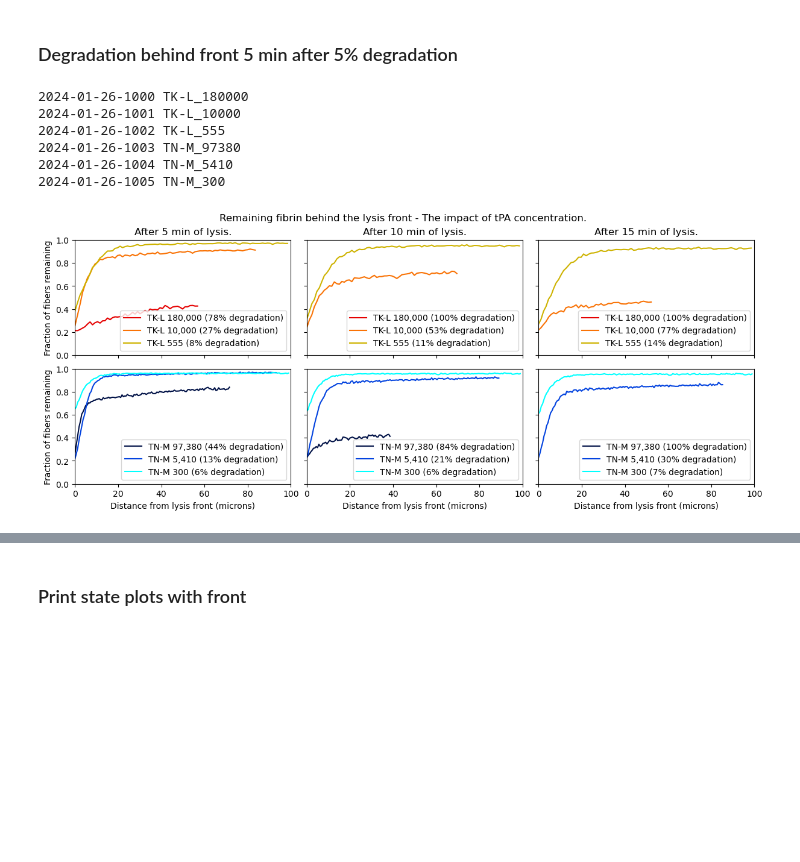
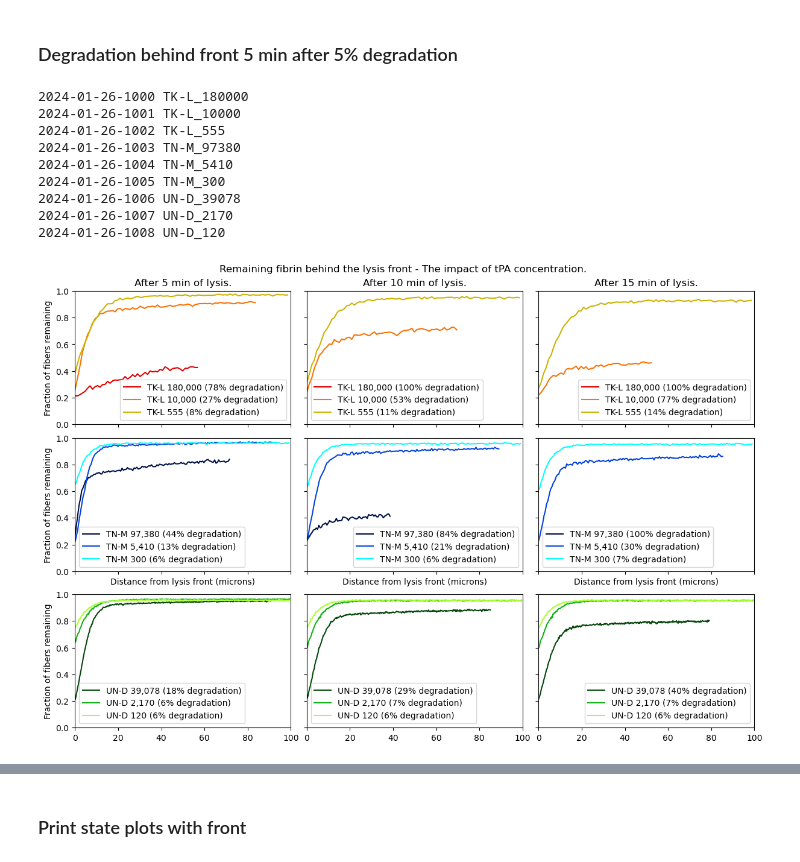
Before and after one commit to UCO-OpResearch/lysis, a Jupyter notebook: src/python/Jupyter Notebooks/2024-01-26-1000 - F-Macro Multi-Array-Process.ipynb, the cells around one changed output, grey strips where cells are left out. Saved outputs shown, nothing was run; the diff lists cells and outputs as text; code cells hidden in the pictures; blank space fills up the shorter version.

```diff
--- a/src/python/Jupyter Notebooks/2024-01-26-1000 - F-Macro Multi-Array-Process.ipynb
+++ b/src/python/Jupyter Notebooks/2024-01-26-1000 - F-Macro Multi-Array-Process.ipynb
@@ -2266,6 +2391,6 @@ fig.savefig(f"degradation behind front by structure by overall degradation.png",
 # %%
 fig, axs = plt.subplots(
-    nrows=2, ncols=3, sharex=True, sharey=True, figsize=(12, 5), dpi=100, constrained_layout=True
+    nrows=3, ncols=3, sharex=True, sharey=True, figsize=(12, 8), dpi=100, constrained_layout=True
 )
 labels = ["20%", "50%", "80%"]
 for i, row in enumerate(scenario_grid):
@@ -2284,8 +2409,8 @@ for i, row in enumerate(scenario_grid):
                 color=colors[scenario],
             )
         axs[i, j].legend(
-            bbox_to_anchor=(1, 0),
-            loc="lower right",
+            # bbox_to_anchor=(1, 0),
+            # loc="lower right",
             ncols=1,
         )
 
@@ -2387,6 +2532,6 @@ for i, run in enumerate(runs):
 # %%
 fig, axs = plt.subplots(
-    nrows=2, ncols=3, sharex=True, sharey=True, figsize=(12, 5), dpi=100, constrained_layout=True
+    nrows=3, ncols=3, sharex=True, sharey=True, figsize=(12, 8), dpi=100, constrained_layout=True
 )
 for i, row in enumerate(scenario_grid):
     axs[i, 0].set_ylabel("Fraction of fibers remaining")
@@ -2404,8 +2549,8 @@ for i, row in enumerate(scenario_grid):
                 color=colors[scenario],
             )
         axs[i, j].legend(
-            bbox_to_anchor=(1, 0),
-            loc="lower right",
+            # bbox_to_anchor=(1, 0),
+            # loc="lower right",
             ncols=1,
         )
 
@@ -2434,8 +2579,8 @@ for i, row in enumerate(scenario_grid_T):
                 color=colors[scenario],
             )
         axs[i, j].legend(
-            bbox_to_anchor=(1, 0),
-            loc="lower right",
+            # bbox_to_anchor=(1, 0),
+            # loc="lower right",
             ncols=1,
         )
 
@@ -2463,8 +2608,9 @@ for i, run in enumerate(runs):
     print(run["exp_code"], file_code[1:-4])
 
     # Read data from data files
-    n_save, deg, tsave, mfpt, mol_location, mol_status = load_fortran_files(e, file_code)
-
+    n_save, deg, tsave, mfpt, mol_location, mol_status = load_fortran_files(
+        e, file_code, divisor=run["data_divisor"]
+    )
     # Process results
     deg_fraction = find_degraded_fraction(e, deg, tsave)
     marker_frames = find_degradation_marker_frames(e, deg_fraction, degrade_percent_markers)
@@ -2473,19 +2619,21 @@ for i, run in enumerate(runs):
     fronts = find_front(e, row_deg)
 
     frames = [
-        [marker_frames[i][0] + t // e.macro_params.save_interval for t in times]
+        [marker_frames[i][0] + t // (e.macro_params.save_interval * run["data_divisor"]) for t in times]
         for i in range(e.macro_params.total_trials)
     ]
 
     # Pad arrays in case the simulation is over before the last timestamp
     for sim in range(e.macro_params.total_trials):
-        if n_save[sim] < marker_frames[sim][0] + times[-1] // e.macro_params.save_interval:
+        if n_save[sim] < marker_frames[sim][0] + times[-1] // (
+            e.macro_params.save_interval * run["data_divisor"]
+        ):
             deg_fraction[sim] = np.pad(
                 deg_fraction[sim],
                 (
                     0,
                     marker_frames[sim][0]
-                    + times[-1] // e.macro_params.save_interval
+                    + times[-1] // (e.macro_params.save_interval * run["data_divisor"])
                     - deg_fraction[sim].size
                     + 1,
                 ),
@@ -2497,7 +2645,7 @@ for i, run in enumerate(runs):
                     (
                         0,
                         marker_frames[sim][0]
-                        + times[-1] // e.macro_params.save_interval
+                        + times[-1] // (e.macro_params.save_interval * run["data_divisor"])
                         - row_deg[sim].shape[0]
                         + 1,
                     ),
@@ -2506,7 +2654,13 @@ for i, run in enumerate(runs):
             )
             fronts[sim] = np.pad(
                 fronts[sim],
-                (0, marker_frames[sim][0] + times[-1] // e.macro_params.save_interval - fronts[sim].size + 1),
+                (
+                    0,
+                    marker_frames[sim][0]
+                    + times[-1] // (e.macro_params.save_interval * run["data_divisor"])
+                    - fronts[sim].size
+                    + 1,
+                ),
                 constant_values=e.macro_params.fiber_rows - 1,
             )
 
@@ -2553,36 +2707,39 @@ for i, run in enumerate(runs):
 2024-01-26-1003 TN-M_97380
 2024-01-26-1004 TN-M_5410
 2024-01-26-1005 TN-M_300
+2024-01-26-1006 UN-D_39078
+2024-01-26-1007 UN-D_2170
+2024-01-26-1008 UN-D_120
 # %%
 fig, axs = plt.subplots(
-    nrows=2, ncols=3, sharex=True, sharey=True, figsize=(12, 5), dpi=100, constrained_layout=True
+    nrows=3, ncols=3, sharex=True, sharey=True, figsize=(12, 8), dpi=100, constrained_layout=True
 )
 for i, row in enumerate(scenario_grid):
     axs[i, 0].set_ylabel("Fraction of fibers remaining")
     for j in range(3):
         axs[1, j].set_xlabel("Distance from lysis front (microns)")
         axs[0, j].set_title(f"After {times[j]//60:n} min of lysis.")
         axs[i, j].set_xlim(0, 100)
         axs[i, j].set_ylim(0, 1)
 
         for k, scenario in enumerate(row):
             axs[i, j].plot(
                 degradation_distance[scenario][j],
                 degradation_amount[scenario][j],
                 label=f"{pretty_print_scen(scenario)} ({total_deg_amount[scenario][j]:2.0%} degradation)",
                 color=colors[scenario],
             )
         axs[i, j].legend(
-            bbox_to_anchor=(1, 0),
-            loc="lower right",
+            # bbox_to_anchor=(1, 0),
+            # loc="lower right",
             ncols=1,
         )
 
 fig.suptitle(f"Remaining fibrin behind the lysis front - The impact of tPA concentration.")
 
 fig.savefig(f"degradation behind front by tPA concentration by time after lysis lag.png", bbox_inches="tight")
 # %% [output]
-[figure, old version]
+[figure, new version]
 # %%
 fig, axs = plt.subplots(
     nrows=3, ncols=3, sharex=True, sharey=True, figsize=(12, 8), dpi=100, constrained_layout=True
```
Also changed, not shown: parts of 30 cells of this notebook, 2 other files.
